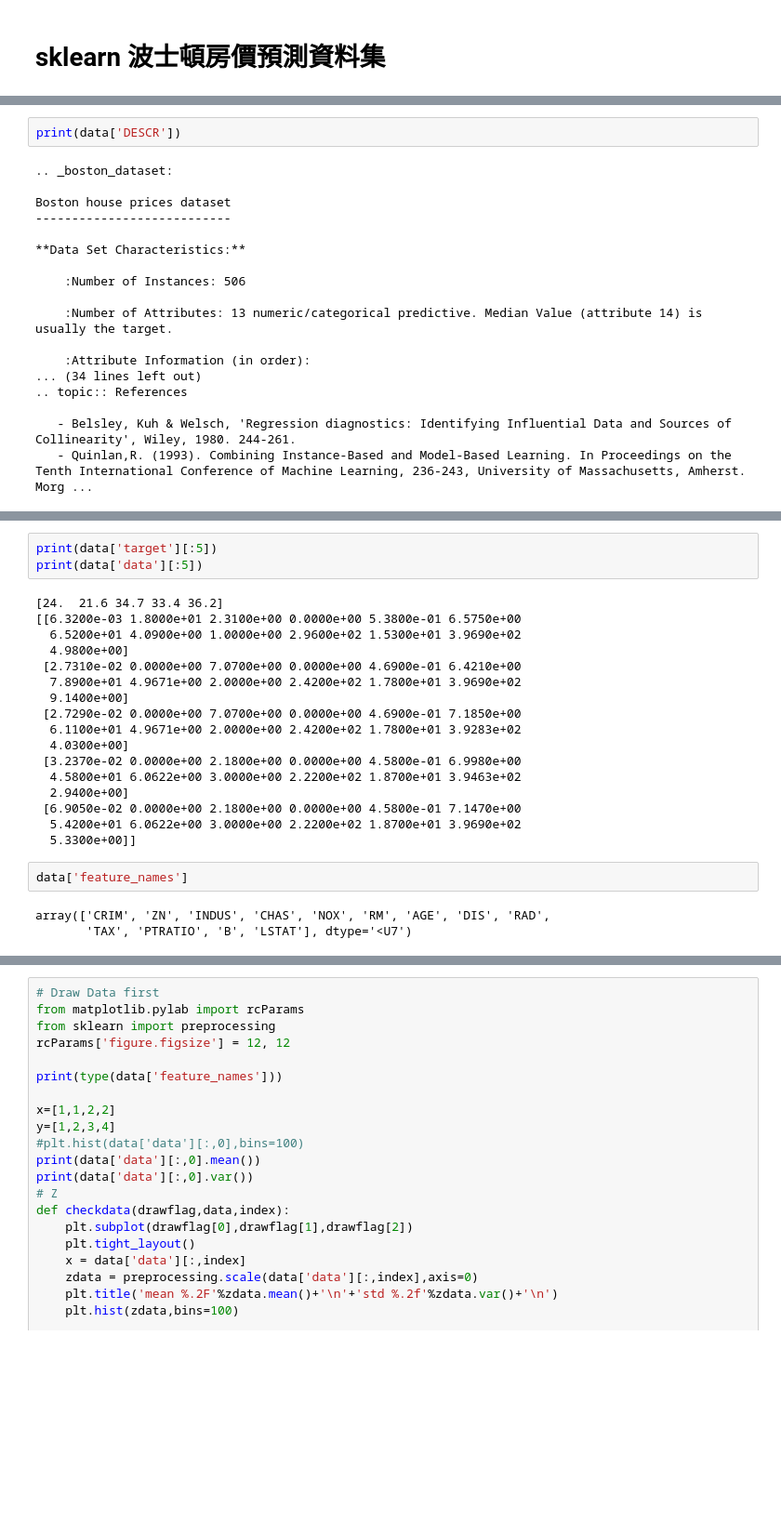
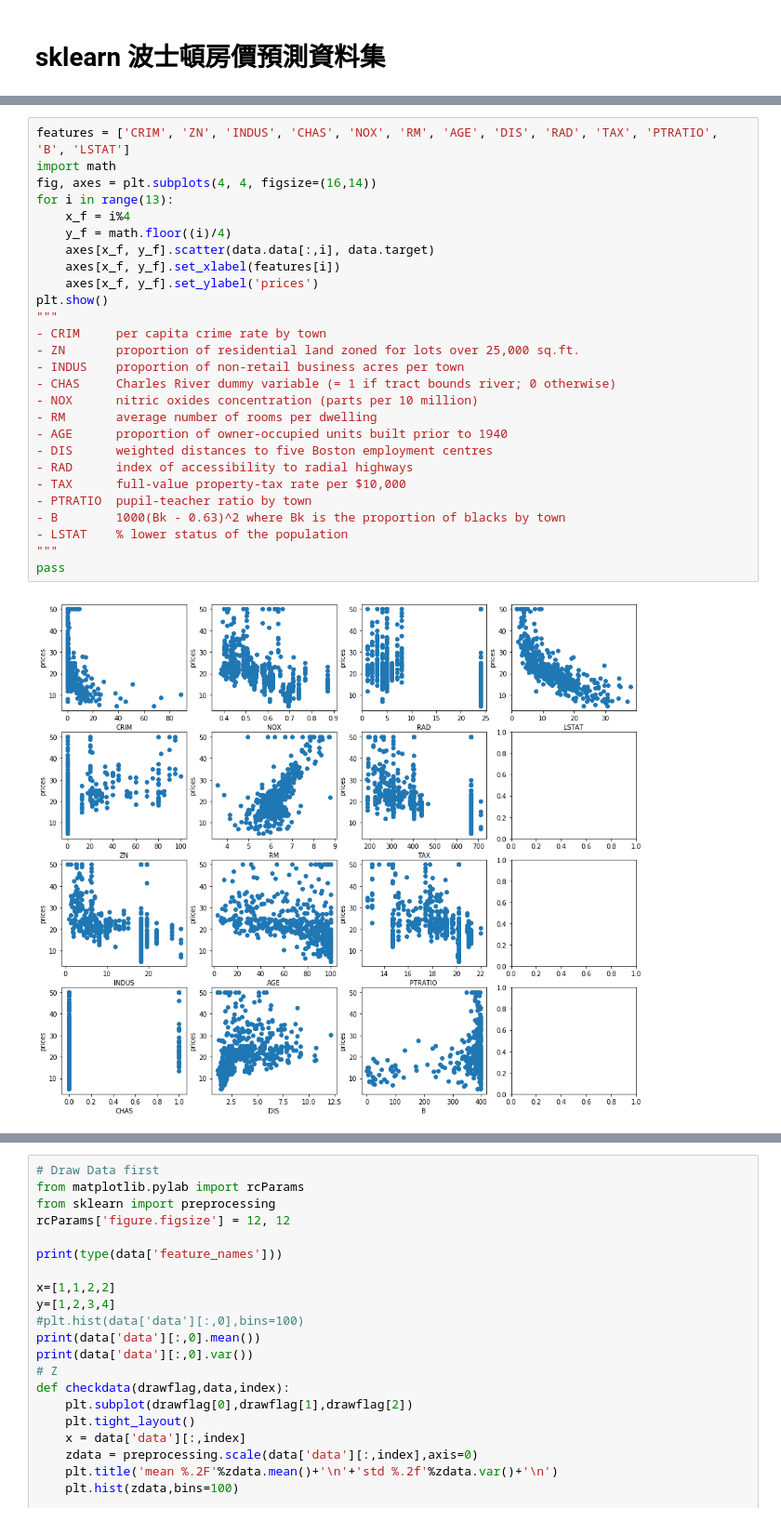
Before and after one commit to neohung/ml_note, a Jupyter notebook: lesson/ML2_Linear_Regression_overfitting.ipynb, the cells around one changed output, grey strips where cells are left out. Shown at 93% size. Saved outputs shown, nothing was run; the diff lists cells and outputs as text; blank space fills up the shorter version.

```diff
--- a/lesson/ML2_Linear_Regression_overfitting.ipynb
+++ b/lesson/ML2_Linear_Regression_overfitting.ipynb
@@ -487,23 +504,32 @@ dict_keys(['data', 'target', 'feature_names', 'DESCR', 'filename'])
-# %%
-print(data['DESCR'])
-# %% [output]
-.. _boston_dataset:
-
-Boston house prices dataset
----------------------------
-
-**Data Set Characteristics:**
-
-    :Number of Instances: 506
-
-    :Number of Attributes: 13 numeric/categorical predictive. Median Value (attribute 14) is usually the target.
-
-    :Attribute Information (in order):
-... (34 lines left out)
-.. topic:: References
-
-   - Belsley, Kuh & Welsch, 'Regression diagnostics: Identifying Influential Data and Sources of Collinearity', Wiley, 1980. 244-261.
-   - Quinlan,R. (1993). Combining Instance-Based and Model-Based Learning. In Proceedings on the Tenth International Conference of Machine Learning, 236-243, University of Massachusetts, Amherst. Morg ...
+# %%
+features = ['CRIM', 'ZN', 'INDUS', 'CHAS', 'NOX', 'RM', 'AGE', 'DIS', 'RAD', 'TAX', 'PTRATIO', 'B', 'LSTAT']
+import math
+fig, axes = plt.subplots(4, 4, figsize=(16,14))
+for i in range(13):
+    x_f = i%4
+    y_f = math.floor((i)/4)
+    axes[x_f, y_f].scatter(data.data[:,i], data.target)
+    axes[x_f, y_f].set_xlabel(features[i])
+    axes[x_f, y_f].set_ylabel('prices')
+plt.show()
+"""
+- CRIM     per capita crime rate by town
+- ZN       proportion of residential land zoned for lots over 25,000 sq.ft.
+- INDUS    proportion of non-retail business acres per town
+- CHAS     Charles River dummy variable (= 1 if tract bounds river; 0 otherwise)
+- NOX      nitric oxides concentration (parts per 10 million)
+- RM       average number of rooms per dwelling
+- AGE      proportion of owner-occupied units built prior to 1940
+- DIS      weighted distances to five Boston employment centres
+- RAD      index of accessibility to radial highways
+- TAX      full-value property-tax rate per $10,000
+- PTRATIO  pupil-teacher ratio by town
+- B        1000(Bk - 0.63)^2 where Bk is the proportion of blacks by town
+- LSTAT    % lower status of the population
+"""
+pass
+# %% [output]
+[figure, added]
 # %% [markdown]
 505筆資料
 13個維度
@@ -537,28 +563,3 @@ Boston house prices dataset
 > B: 1000(Bk - 0.63)^2 城市黑人比率
 > LSTAT: 地位較低(low status)的人口比率
 > MEDV:  平均1000美元的私人住房
-# %%
-print(data['target'][:5])
-print(data['data'][:5])
-# %% [output]
-[24.  21.6 34.7 33.4 36.2]
-[[6.3200e-03 1.8000e+01 2.3100e+00 0.0000e+00 5.3800e-01 6.5750e+00
-  6.5200e+01 4.0900e+00 1.0000e+00 2.9600e+02 1.5300e+01 3.9690e+02
-  4.9800e+00]
- [2.7310e-02 0.0000e+00 7.0700e+00 0.0000e+00 4.6900e-01 6.4210e+00
-  7.8900e+01 4.9671e+00 2.0000e+00 2.4200e+02 1.7800e+01 3.9690e+02
-  9.1400e+00]
- [2.7290e-02 0.0000e+00 7.0700e+00 0.0000e+00 4.6900e-01 7.1850e+00
-  6.1100e+01 4.9671e+00 2.0000e+00 2.4200e+02 1.7800e+01 3.9283e+02
-  4.0300e+00]
- [3.2370e-02 0.0000e+00 2.1800e+00 0.0000e+00 4.5800e-01 6.9980e+00
-  4.5800e+01 6.0622e+00 3.0000e+00 2.2200e+02 1.8700e+01 3.9463e+02
-  2.9400e+00]
- [6.9050e-02 0.0000e+00 2.1800e+00 0.0000e+00 4.5800e-01 7.1470e+00
-  5.4200e+01 6.0622e+00 3.0000e+00 2.2200e+02 1.8700e+01 3.9690e+02
-  5.3300e+00]]
-# %%
-data['feature_names']
-# %% [output]
-array(['CRIM', 'ZN', 'INDUS', 'CHAS', 'NOX', 'RM', 'AGE', 'DIS', 'RAD',
-       'TAX', 'PTRATIO', 'B', 'LSTAT'], dtype='<U7')
```
Also changed, not shown: parts of 10 cells of this notebook, 2 other files.
